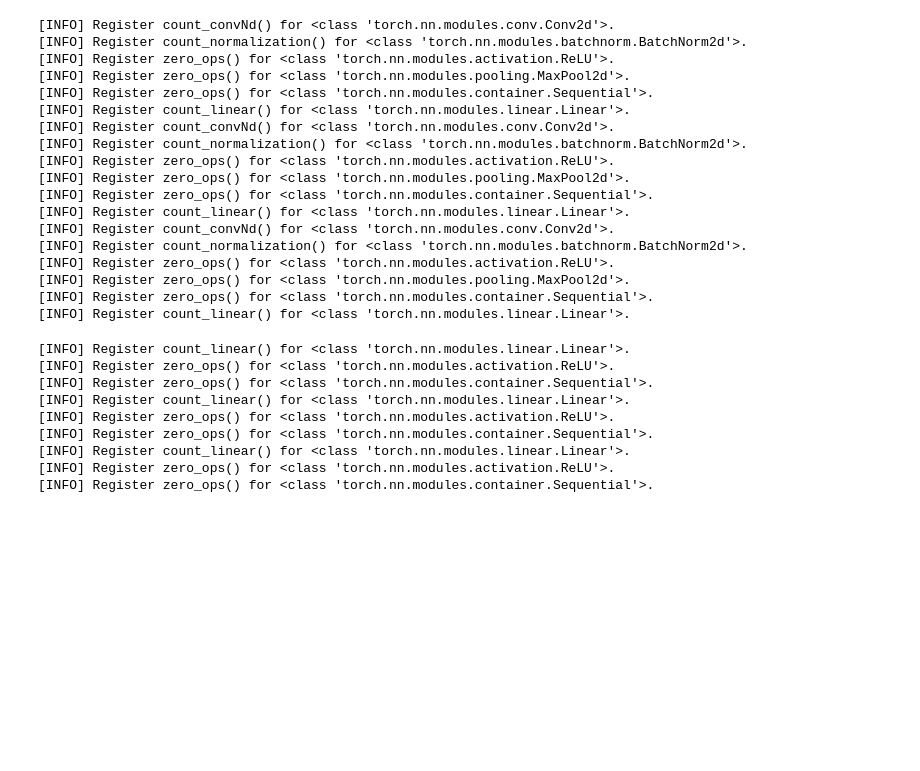
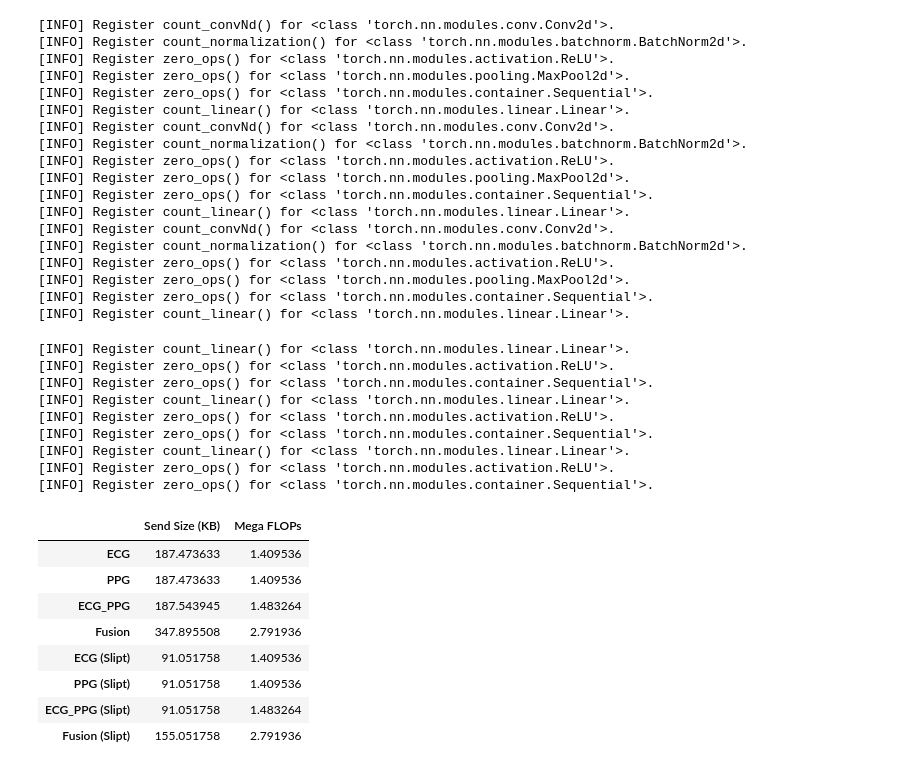
Before and after one commit to OrenanM/ECG_PPG_FL, a Jupyter notebook: bio models analysis/Analysis.ipynb, the cells around one changed output. Cells and saved outputs as stored; diff of their text form; code cells hidden in the pictures; blank space fills up the shorter version.

```diff
--- a/bio models analysis/Analysis.ipynb
+++ b/bio models analysis/Analysis.ipynb
@@ -88,3 +88,15 @@ df['Mega FLOPs'] = df['FLOPs']/1e6
 df.drop('FLOPs', axis=1, inplace=True)
 # %%
 df.to_csv('flops and size.csv')
+# %%
+df
+# %% [output]
+|  | Send Size (KB) | Mega FLOPs |
+| ECG | 187.473633 | 1.409536 |
+| PPG | 187.473633 | 1.409536 |
+| ECG_PPG | 187.543945 | 1.483264 |
+| Fusion | 347.895508 | 2.791936 |
+| ECG (Slipt) | 91.051758 | 1.409536 |
+| PPG (Slipt) | 91.051758 | 1.409536 |
+| ECG_PPG (Slipt) | 91.051758 | 1.483264 |
+| Fusion (Slipt) | 155.051758 | 2.791936 |
```
Also changed, not shown: 8 other files.
